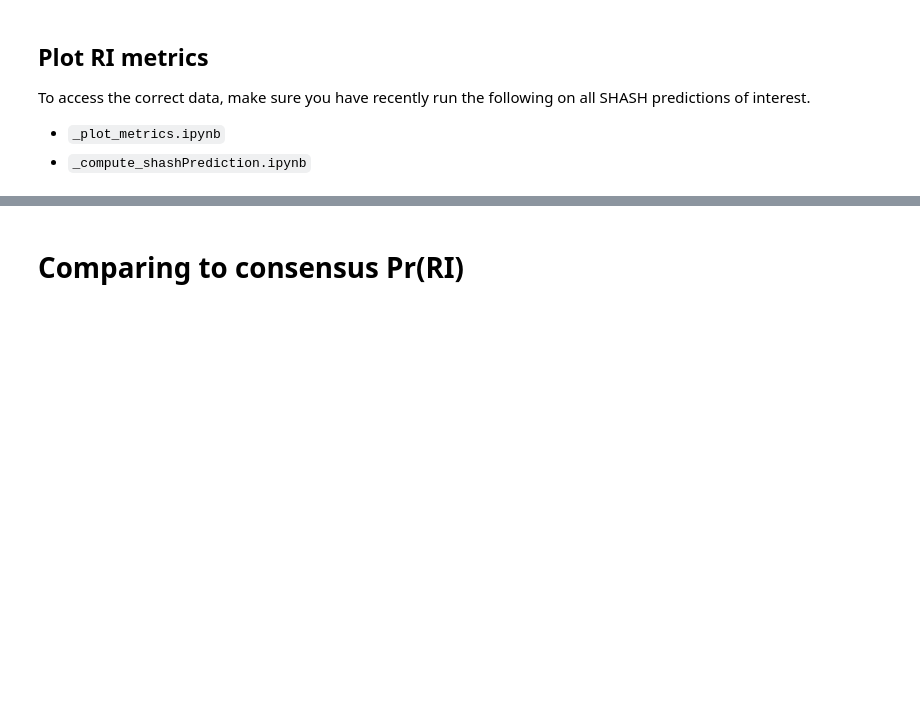
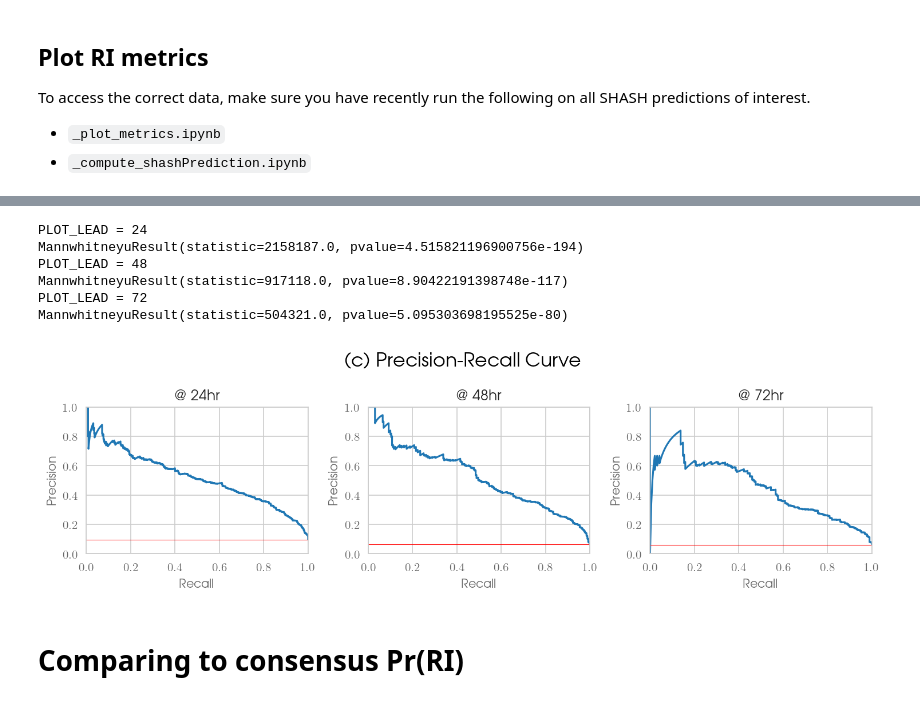
Before and after one commit to eabarnes1010/hurricane_uqcomparisons, a Jupyter notebook: _plot_ri_all.ipynb, the cells around one changed output, grey strips where cells are left out. Saved outputs shown, nothing was run; the diff lists cells and outputs as text; code cells hidden in the pictures; blank space fills up the shorter version.

Commit message:
added significance and precision-recall for RI

```diff
--- a/_plot_ri_all.ipynb
+++ b/_plot_ri_all.ipynb
@@ -173,3 +180,65 @@ plt.show()
+# %%
+df_bestpred = pd.read_csv(PREDICTION_PATH + "shash3_bestValTestingPredictions.csv")
+
+colors = ('gray','#D95980','#E1A730','#C3B1E1','#351F27','#A9C961')
+#------------------------------------------------------------
+fig, axs = plt.subplots(1, 3, figsize=(10,3))
+for iloop, PLOT_LEAD in enumerate((24, 48, 72)):
+
+    df_bestpred_ri = df_bestpred[df_bestpred["ftime(hr)"]==PLOT_LEAD]
+    true_vmx = df_bestpred_ri["OBDV"]+df_bestpred_ri["VMXC"]
+
+    # true RI events
+    i = np.where(true_vmx >= df_bestpred_ri["VMAX0"]+RI_THRESH_DICT[PLOT_LEAD])
+    ri_pred = df_bestpred_ri.iloc[i]
+    ri_pred_plot = ri_pred[["shash_pr_ri"]].melt(var_name='prob_type', value_name='probability')
+
+    # not RI events
+    i = np.where(true_vmx < df_bestpred_ri["VMAX0"]+RI_THRESH_DICT[PLOT_LEAD])
+    nori_pred = df_bestpred_ri.iloc[i]
+    nori_pred_plot = nori_pred[["shash_pr_ri"]].melt(var_name='prob_type', value_name='probability')
+    nori_pred_plot["prob_type"] = 'shash_pr_nori'
+
+    # concatenate
+    ri_plot_df = pd.concat([nori_pred_plot,ri_pred_plot])
+
+    # Apply a Mann Whitney U test of significanse for the probabilities.
+    res = scipy.stats.mannwhitneyu(
+        x=ri_pred_plot["probability"],
+        y=nori_pred_plot["probability"],
+        alternative='two-sided'
+    )
+    print(f"{PLOT_LEAD = }")
+    print(f"{res}")
+
+    # Calculate precision and recall at a host of thresholds.
+    precision, recall, thresholds = sklearn.metrics.precision_recall_curve(
+        ri_plot_df["prob_type"],
+        ri_plot_df["probability"],
+        pos_label='shash_pr_ri'
+    )
+    baseline = len(ri_plot_df[ri_plot_df["prob_type"]=="shash_pr_ri"])/len(ri_plot_df)
+    ax = axs[iloop]
+    ax.plot(recall, precision)
+    ax.axhline(baseline, color='r', linewidth=0.5)
+    ax.set_xlim(0, 1)
+    ax.set_ylim(0, 1)
+    ax.set_title('@ ' + str(PLOT_LEAD) + 'hr')
+    ax.set_ylabel('Precision')
+    ax.set_xlabel('Recall')
+
+plt.suptitle('(c) Precision-Recall Curve', fontsize=FS, color='k')
+plt.tight_layout()
+plt.savefig(FIGURE_PATH + 'ri_precision_recal_allTesting_ALEPCP' + '.png', dpi=dpiFig)
+plt.show()
+# %% [output]
+PLOT_LEAD = 24
+MannwhitneyuResult(statistic=2158187.0, pvalue=4.515821196900756e-194)
+PLOT_LEAD = 48
+MannwhitneyuResult(statistic=917118.0, pvalue=8.90422191398748e-117)
+PLOT_LEAD = 72
+MannwhitneyuResult(statistic=504321.0, pvalue=5.095303698195525e-80)
+[figure, added]
 # %% [markdown]
 # Comparing to consensus Pr(RI)
 # %%
```
Also changed, not shown: parts of 4 cells of this notebook.
